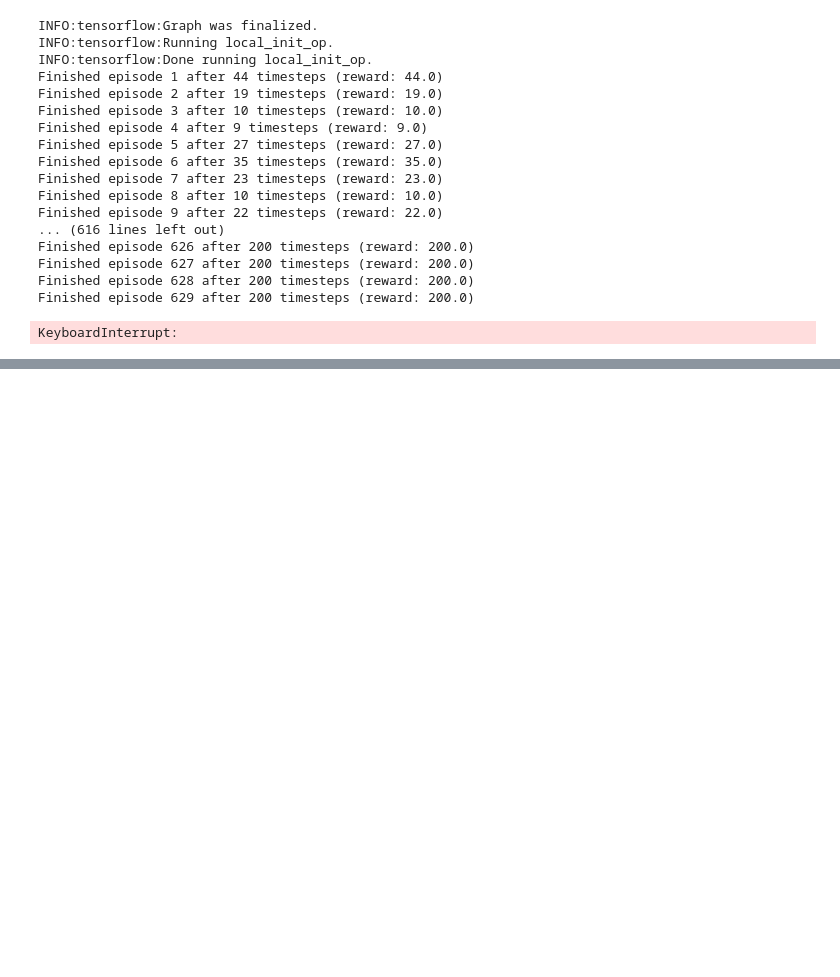
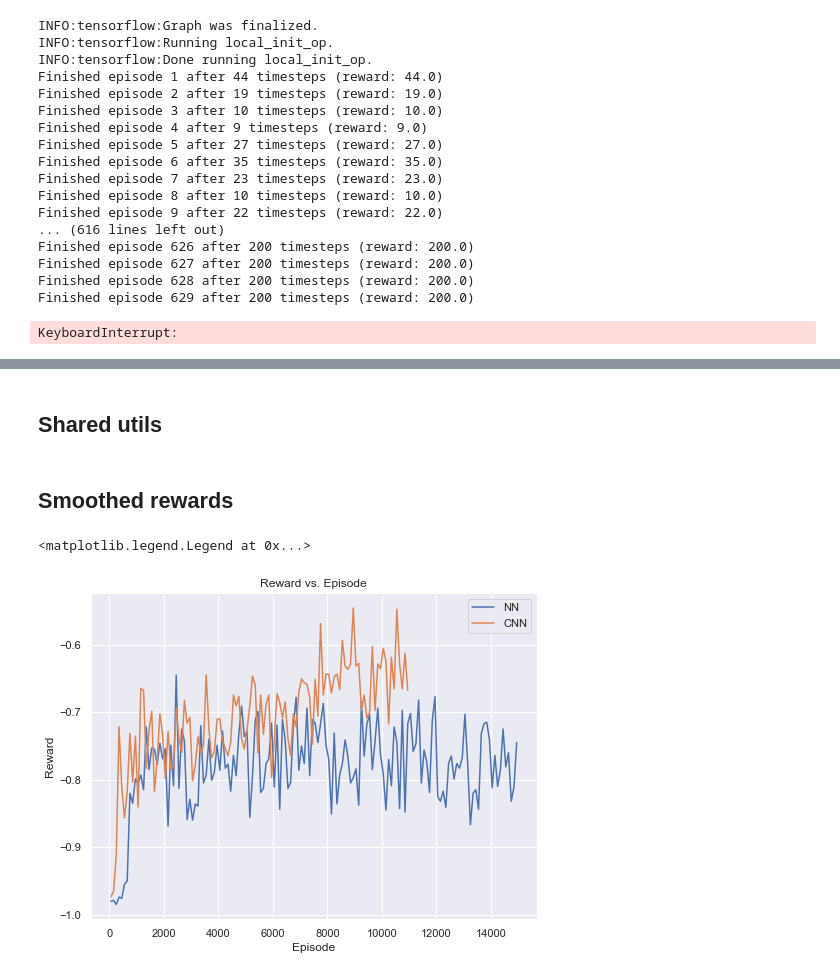
Before and after one commit to minfawang/cs221-pommerman, a Jupyter notebook: playground/notebooks/playground_mw.ipynb, the cells around one changed output, grey strips where cells are left out. Drawn from its saved outputs; the diff is of its cells as text; code cells hidden in the pictures; blank space fills up the shorter version.

```diff
--- a/playground/notebooks/playground_mw.ipynb
+++ b/playground/notebooks/playground_mw.ipynb
@@ -776,0 +795,56 @@ KeyboardInterrupt:
+# %% [markdown]
+## Shared utils
+# %%
+import seaborn as sns
+import numpy as np
+
+sns.set()
+sns.set(rc={'figure.figsize':(8, 6)})
+
+def group(values, bin_size=100, group_fn=np.mean):
+    start = 0
+    outputs = []
+    while start < len(values):
+        out_val = group_fn(values[start : start + bin_size])
+        outputs.append(out_val)
+        start += bin_size
+    return outputs
+
+def get_win_loss(rewards):
+    wins = len([r for r in rewards if r > 0])
+    return 1.0 * wins / len(rewards)
+# %% [markdown]
+## Smoothed rewards
+# %%
+# Assume the following variables have been instantiated:
+# * episode_recorder
+
+rec = episode_recorder[:15000]
+episodes = [t[0] for t in rec]
+rewards = [t[-1] for t in rec]
+
+cnn_episodes = [t[0] for t in cnn_episode_recorder]
+cnn_rewards = [t[-1] for t in cnn_episode_recorder]
+
+
+
+sns.lineplot(
+    x=group(episodes),
+    y=group(rewards),
+)
+
+ax = sns.lineplot(
+    x=group(cnn_episodes),
+    y=[reward + 0.00001 * episode for reward, episode in zip(group(cnn_rewards), group(cnn_episodes))],
+)
+
+ax.set(
+    xlabel='Episode',
+    ylabel='Reward',
+    title='Reward vs. Episode',
+)
+
+ax.legend(labels=['NN', 'CNN'])
+# %% [output]
+<matplotlib.legend.Legend at 0x...>
+[figure, added]
```
Also changed, not shown: parts of 8 cells of this notebook.
